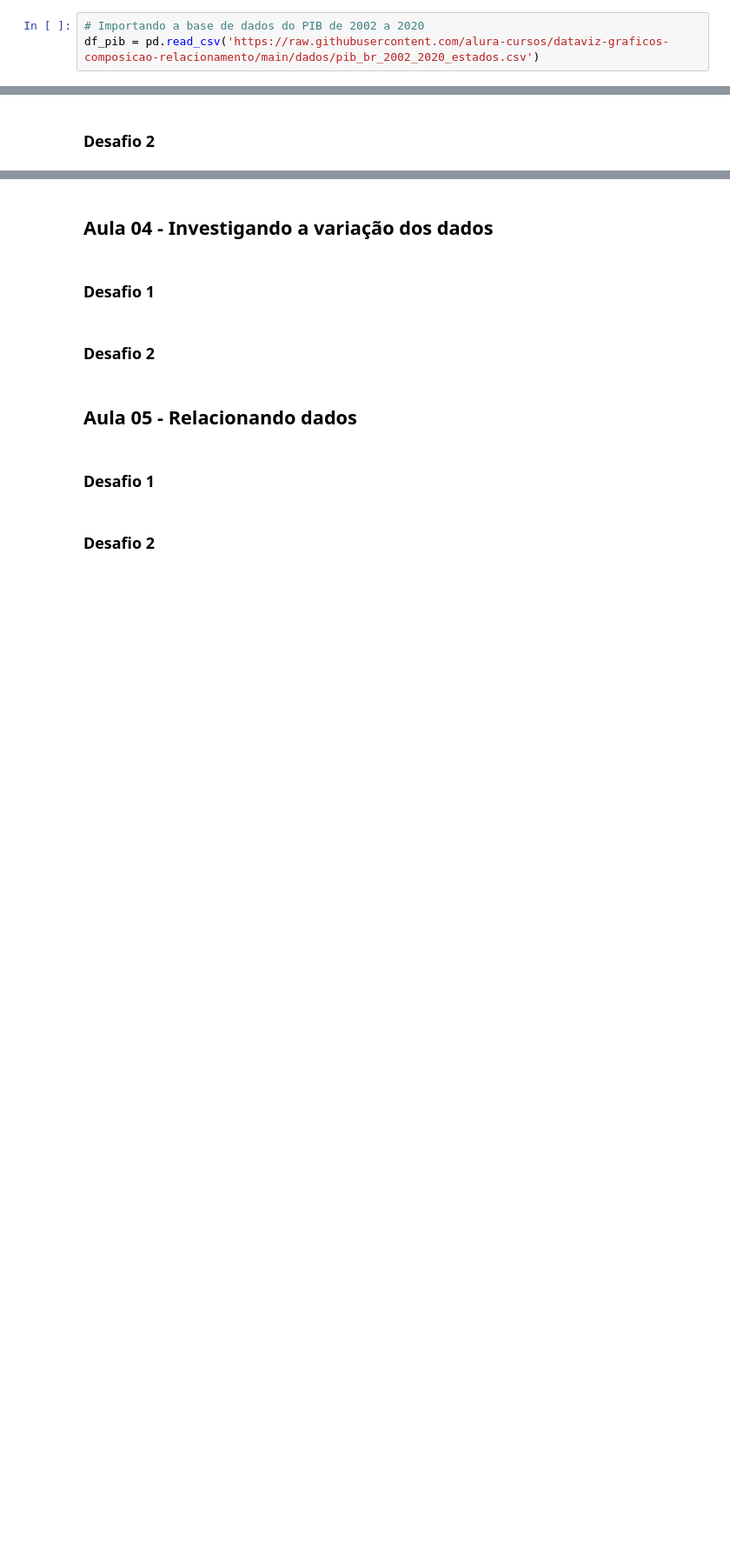
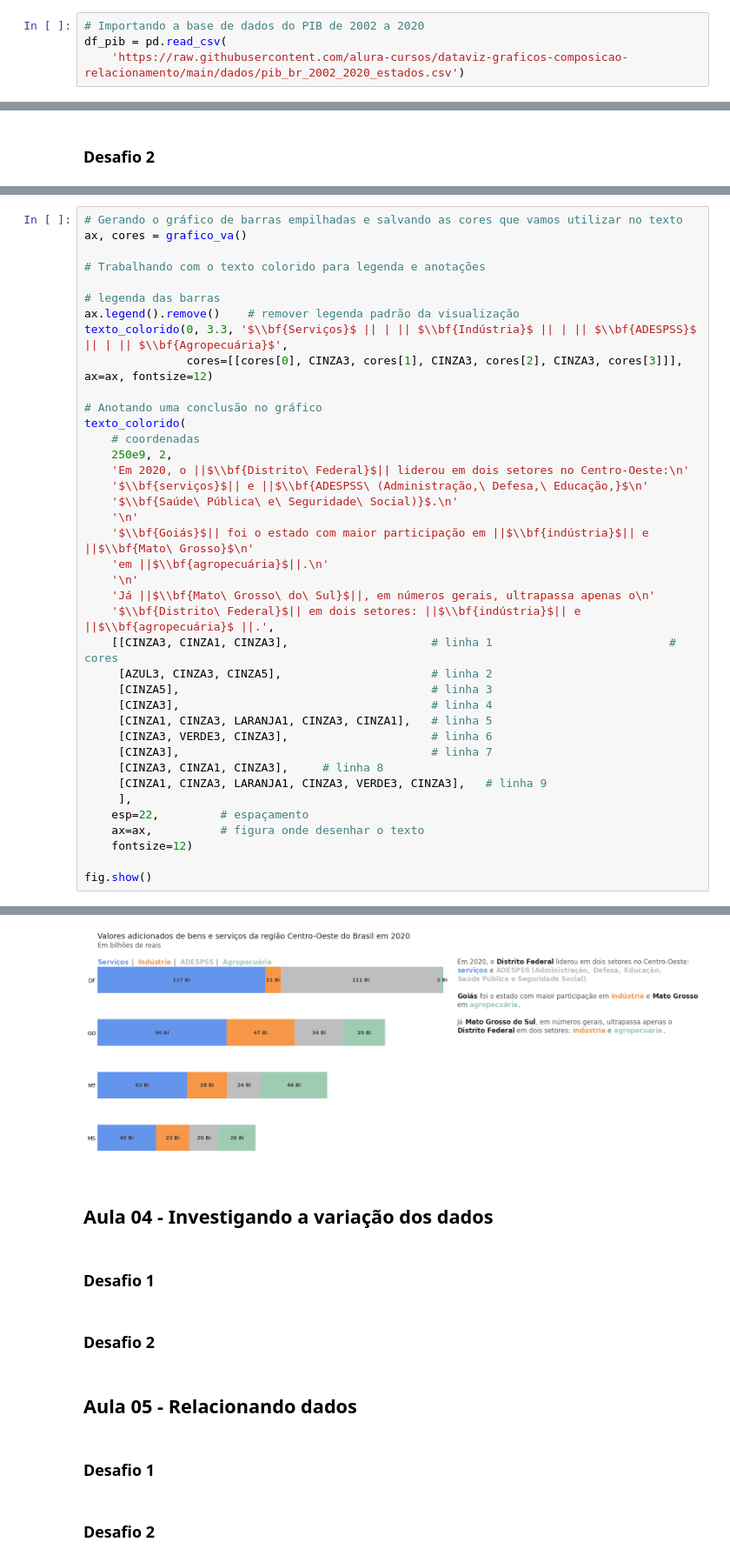
Before and after one commit to juliogazoli/alura-data-visualization-python-graficos-de-composicao-e-relacionamento, a Jupyter notebook: Desafios.ipynb, the cells around one changed output, grey strips where cells are left out. Shown at 87% size. Cells and saved outputs as stored; diff of their text form; blank space fills up the shorter version.

```diff
--- a/Desafios.ipynb
+++ b/Desafios.ipynb
@@ -83,7 +84,8 @@ import pandas as pd
 import matplotlib.pyplot as plt
 # %%
 # Importando a base de dados do PIB de 2002 a 2020
-df_pib = pd.read_csv('https://raw.githubusercontent.com/alura-cursos/dataviz-graficos-composicao-relacionamento/main/dados/pib_br_2002_2020_estados.csv')
+df_pib = pd.read_csv(
+    'https://raw.githubusercontent.com/alura-cursos/dataviz-graficos-composicao-relacionamento/main/dados/pib_br_2002_2020_estados.csv')
 # %%
 # Criando um df com os dados desejados
 df_n_2010 = df_pib.query('ano == 2010')[['regiao', 'va_industria']]
@@ -299,0 +464,40 @@ fig.show()
+# %%
+# Gerando o gráfico de barras empilhadas e salvando as cores que vamos utilizar no texto
+ax, cores = grafico_va()
+
+# Trabalhando com o texto colorido para legenda e anotações
+
+# legenda das barras
+ax.legend().remove()    # remover legenda padrão da visualização
+texto_colorido(0, 3.3, '$\\bf{Serviços}$ || | || $\\bf{Indústria}$ || | || $\\bf{ADESPSS}$ || | || $\\bf{Agropecuária}$',
+               cores=[[cores[0], CINZA3, cores[1], CINZA3, cores[2], CINZA3, cores[3]]], ax=ax, fontsize=12)
+
+# Anotando uma conclusão no gráfico
+texto_colorido(
+    # coordenadas
+    250e9, 2,
+    'Em 2020, o ||$\\bf{Distrito\ Federal}$|| liderou em dois setores no Centro-Oeste:\n'
+    '$\\bf{serviços}$|| e ||$\\bf{ADESPSS\ (Administração,\ Defesa,\ Educação,}$\n'
+    '$\\bf{Saúde\ Pública\ e\ Seguridade\ Social)}$.\n'
+    '\n'
+    '$\\bf{Goiás}$|| foi o estado com maior participação em ||$\\bf{indústria}$|| e ||$\\bf{Mato\ Grosso}$\n'
+    'em ||$\\bf{agropecuária}$||.\n'
+    '\n'
+    'Já ||$\\bf{Mato\ Grosso\ do\ Sul}$||, em números gerais, ultrapassa apenas o\n'
+    '$\\bf{Distrito\ Federal}$|| em dois setores: ||$\\bf{indústria}$|| e ||$\\bf{agropecuária}$ ||.',
+    [[CINZA3, CINZA1, CINZA3],                     # linha 1                          # cores
+     [AZUL3, CINZA3, CINZA5],                      # linha 2
+     [CINZA5],                                     # linha 3
+     [CINZA3],                                     # linha 4
+     [CINZA1, CINZA3, LARANJA1, CINZA3, CINZA1],   # linha 5
+     [CINZA3, VERDE3, CINZA3],                     # linha 6
+     [CINZA3],                                     # linha 7
+     [CINZA3, CINZA1, CINZA3],     # linha 8
+     [CINZA1, CINZA3, LARANJA1, CINZA3, VERDE3, CINZA3],   # linha 9
+     ],
+    esp=22,         # espaçamento
+    ax=ax,          # figura onde desenhar o texto
+    fontsize=12)
+
+fig.show()
+# %% [output]
@@ -300,3 +521,4 @@ fig.show()
+[figure, added]
 # %% [markdown]
 ## Aula 04 - Investigando a variação dos dados
 # %% [markdown]
```
Also changed, not shown: parts of 14 cells of this notebook.
